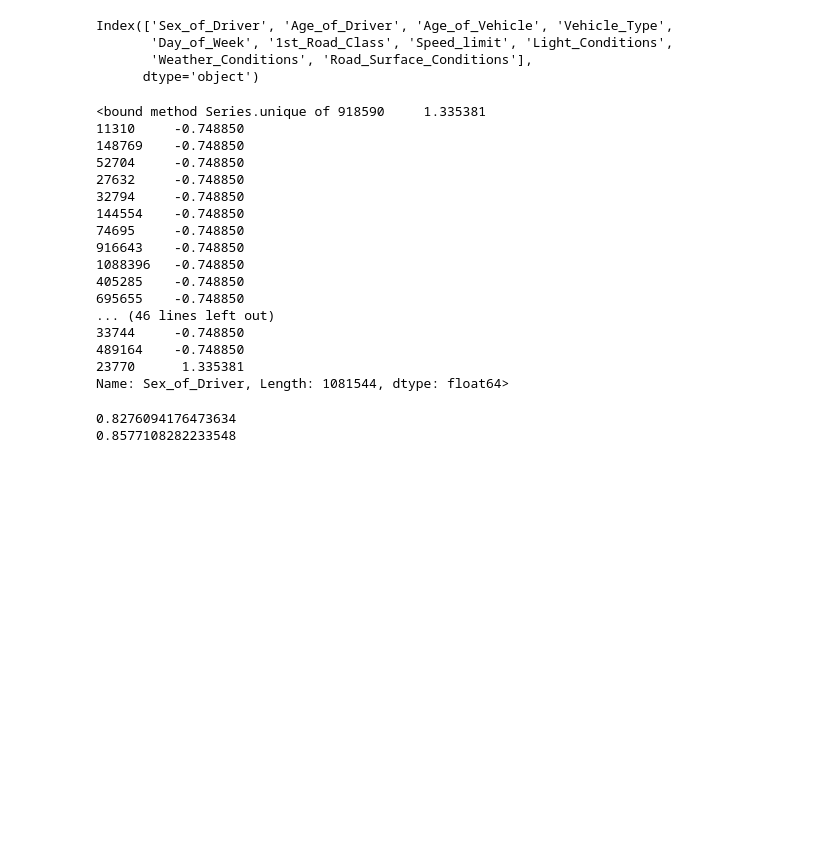
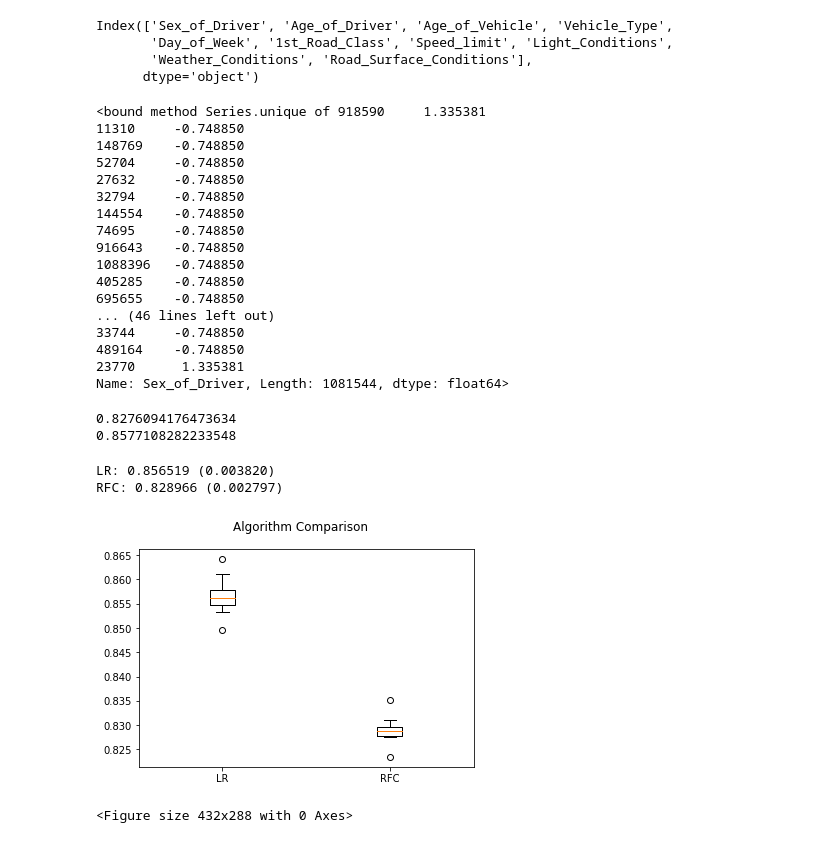
Before and after one commit to mathias2100/Group-30, a Jupyter notebook: SDS.ipynb, the cells around one changed output. Cells and saved outputs as stored; diff of their text form; code cells hidden in the pictures; blank space fills up the shorter version.

```diff
--- a/SDS.ipynb
+++ b/SDS.ipynb
@@ -64,11 +64,11 @@ vehicles_2015 = v2.name
 # accidents_05_14 = pd.read_csv("/Users/jarand/Documents/Stud.Polit/Social Data Science/EXAM/Accidents0514.csv")
 
 # Janus:
-# vehicles_05_14 = pd.read_csv("/Users/jalarsen/Desktop/School/Social Data Science/Exam/Datafile/Vehicles0514.csv")
-# accidents_05_14 = pd.read_csv("/Users/jalarsen/Desktop/School/Social Data Science/Exam/Datafile/Accidents0514.csv")
+vehicles_05_14 = pd.read_csv("/Users/jalarsen/Desktop/School/Social Data Science/Exam/Datafile/Vehicles0514.csv")
+accidents_05_14 = pd.read_csv("/Users/jalarsen/Desktop/School/Social Data Science/Exam/Datafile/Accidents0514.csv")
 
-vehicles_05_14 = pd.read_csv("/Users/gautamchauhan21/Desktop/SDS Datasets/Stats19_Data_2005-2014/Vehicles0514.csv")
-accidents_05_14 = pd.read_csv("/Users/gautamchauhan21/Desktop/SDS Datasets/Stats19_Data_2005-2014/Accidents0514.csv")
+# vehicles_05_14 = pd.read_csv("/Users/gautamchauhan21/Desktop/SDS Datasets/Stats19_Data_2005-2014/Vehicles0514.csv")
+# accidents_05_14 = pd.read_csv("/Users/gautamchauhan21/Desktop/SDS Datasets/Stats19_Data_2005-2014/Accidents0514.csv")
 # %% [markdown]
 ## Filtering and Adjusting the Data:
 - Each files contains around 30 columns
@@ -1090,3 +1098,53 @@ clf.fit(X_train, y_train)
 # Print the name and gini importance of each feature
 
 print(clf.feature_importances_)
+# %%
+import matplotlib.pyplot as plt
+from sklearn import model_selection
+from sklearn.cluster import KMeans
+from sklearn import preprocessing, cross_validation
+from sklearn.linear_model import LogisticRegression
+from sklearn.ensemble import RandomForestClassifier
+
+# Changing the 'joined' dataset to array
+joined_cv = joined
+joined_cv = joined_cv.dropna()
+joined_X = joined_cv.drop(['Accident_Index','Vehicle_Reference','Time', 'Accident_Severity', 'Number_of_Casualties'], axis=1)
+joined_y = joined_cv['Accident_Severity']
+
+X = joined_X.values
+X = preprocessing.scale(X)
+y = joined_y.values
+
+# Configuration for cross validation test
+seed = 7
+# Preparation of models
+models = []
+models.append(('LR', LogisticRegression()))
+models.append(('RFC', RandomForestClassifier()))
+
+# Evaluate each model in turn
+results = []
+names = []
+scoring = 'accuracy'
+for name, model in models:
+    kfold = model_selection.KFold(n_splits=10, random_state=seed)
+    cv_results = model_selection.cross_val_score(model, X, y, cv=kfold, scoring=scoring)
+    results.append(cv_results)
+    names.append(name)
+    msg = "%s: %f (%f)" % (name, cv_results.mean(), cv_results.std())
+    print(msg)
+
+# Boxplot algorithm comparison
+fig = plt.figure()
+fig.suptitle('Algorithm Comparison')
+ax = fig.add_subplot(111)
+plt.boxplot(results)
+ax.set_xticklabels(names)
+plt.show()
+plt.savefig('Cross_validation')
+# %% [output]
+LR: 0.856519 (0.003820)
+RFC: 0.828966 (0.002797)
+[figure, added]
+<Figure size 432x288 with 0 Axes>
```
Also changed, not shown: parts of 8 cells of this notebook, 1 other file.
